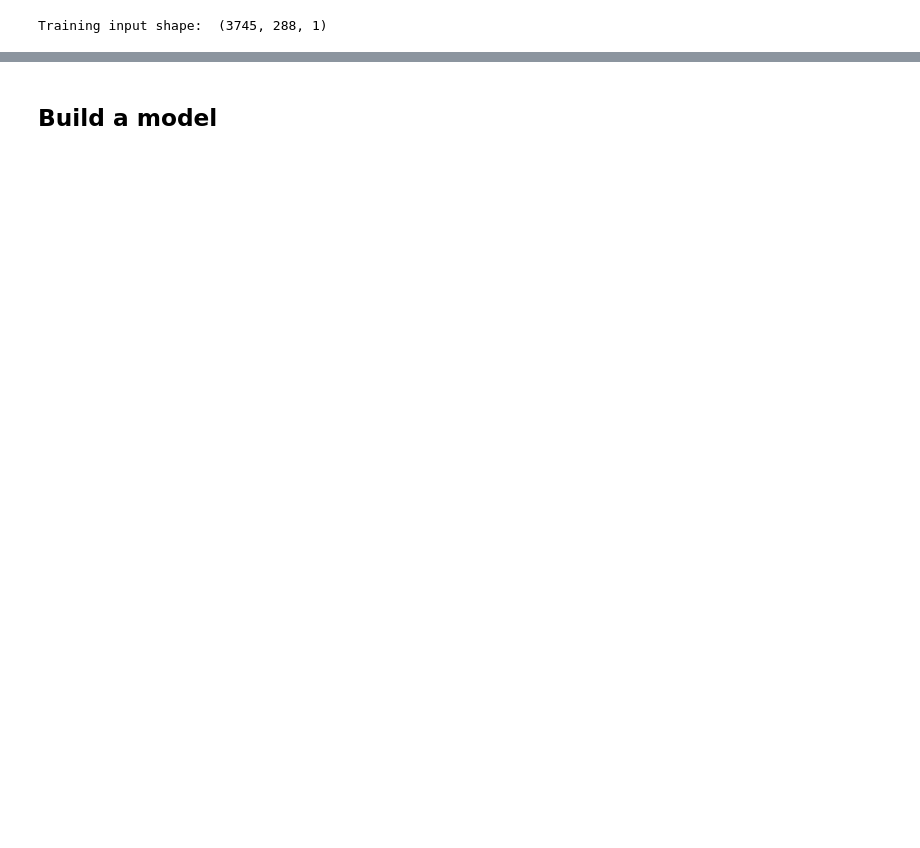
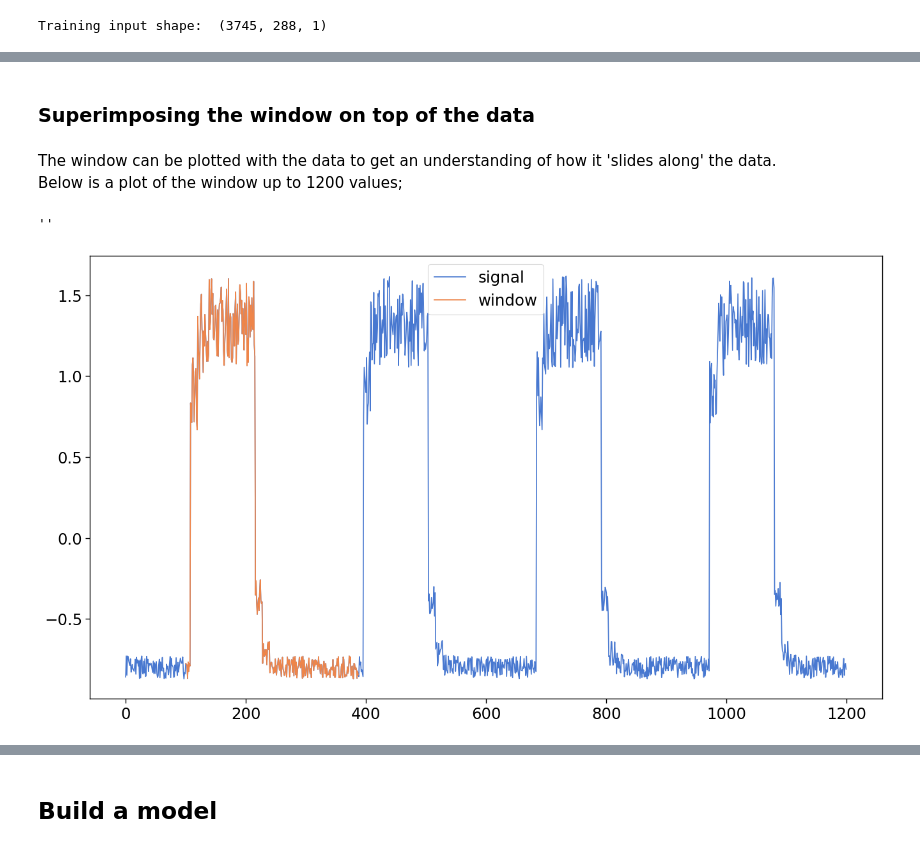
Before and after one commit to fabiofabrizi/ML-and-Stats-Portfolio, a Jupyter notebook: project/Keras Project.ipynb, the cells around one changed output, grey strips where cells are left out. Saved outputs shown, nothing was run; the diff lists cells and outputs as text; code cells hidden in the pictures; blank space fills up the shorter version.

Commit message:
Added code for the window at two points

```diff
--- a/project/Keras Project.ipynb
+++ b/project/Keras Project.ipynb
@@ -497,0 +498,33 @@ print(x_train)
+# %% [markdown]
+### Superimposing the window on top of the data
+# %% [markdown]
+The window can be plotted with the data to get an understanding of how it 'slides along' the data.<br>
+Below is a plot of the window up to 1200 values;
+# %%
+# Number of values to look at
+window_no = 100
+
+# Set the plot size
+fig, ax = plt.subplots(figsize=(16, 9))
+
+# Pull the y values of the train_vals datafram
+#y = df_train_vals['value'].values
+# Could even just look at the first 100 or more values, in this case, 1200
+# Can get rid of the [:1200] below to get more of the data
+y = df_training_value['value'].values[:1200]
+
+# The arange is a trick to show the data points on the x-axis, all the way up to 4031
+ax.plot(np.arange(y.shape[0]), y, label='signal')
+
+# Plot the first window on top
+w = x_train[window_no].flatten()
+
+# Plot w as well
+ax.plot(np.arange(w.shape[0]) + window_no, w, label='window')
+
+ax.legend()
+# What's plotted in orange is actually the window itself.
+;
+# %% [output]
+''
+[figure, added]
```
Also changed, not shown: parts of 35 cells of this notebook.
